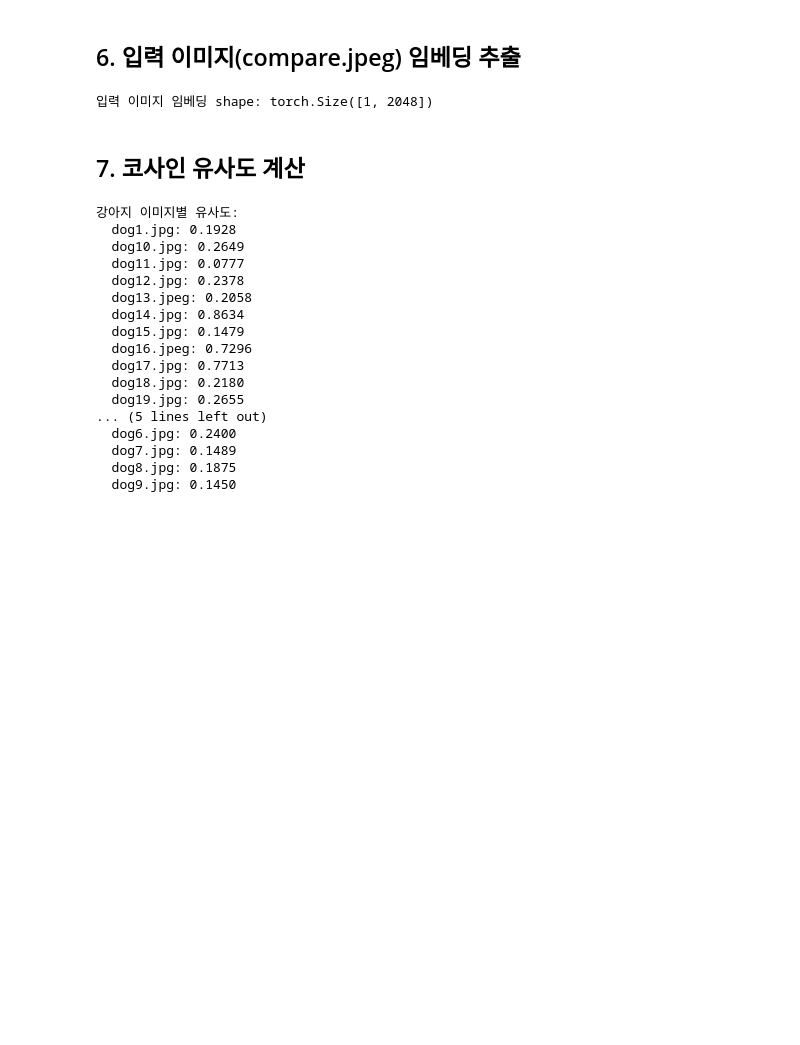
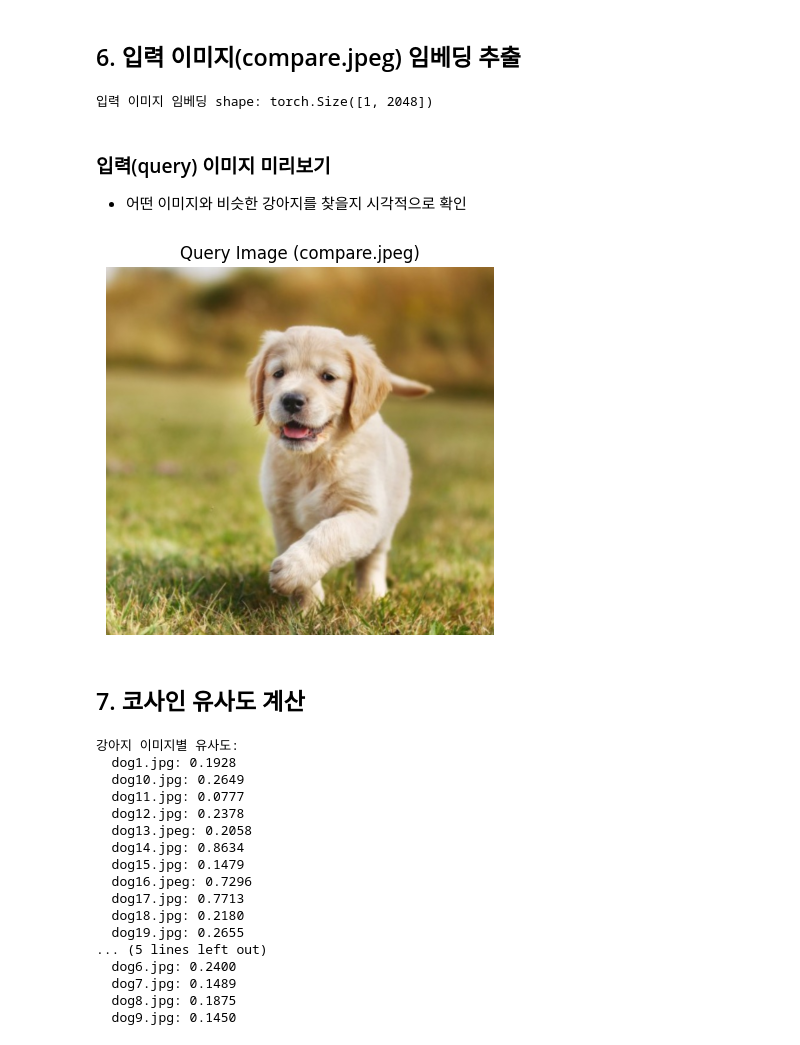
Before and after one commit to Raewon12/big_data_programming-LEON, a Jupyter notebook: 실습2도전과제/dog_similarity_search.ipynb, the cells around one changed output. Saved outputs shown, nothing was run; the diff lists cells and outputs as text; code cells hidden in the pictures; blank space fills up the shorter version.

```diff
--- a/실습2도전과제/dog_similarity_search.ipynb
+++ b/실습2도전과제/dog_similarity_search.ipynb
@@ -87,6 +105,20 @@ query_embedding = get_embedding(query_path)
 print(f'입력 이미지 임베딩 shape: {query_embedding.shape}')
 # %% [output]
 입력 이미지 임베딩 shape: torch.Size([1, 2048])
+# %% [markdown]
+### 입력(query) 이미지 미리보기
+- 어떤 이미지와 비슷한 강아지를 찾을지 시각적으로 확인
+# %%
+# 입력(query) 이미지 시각화
+query_img = Image.open(query_path).convert('RGB')
+
+plt.figure(figsize=(5, 5))
+plt.imshow(query_img)
+plt.title('Query Image (compare.jpeg)')
+plt.axis('off')
+plt.show()
+# %% [output]
+[figure, added]
 # %% [markdown]
 ## 7. 코사인 유사도 계산
 # %%
```
Also changed, not shown: parts of 2 cells of this notebook.
